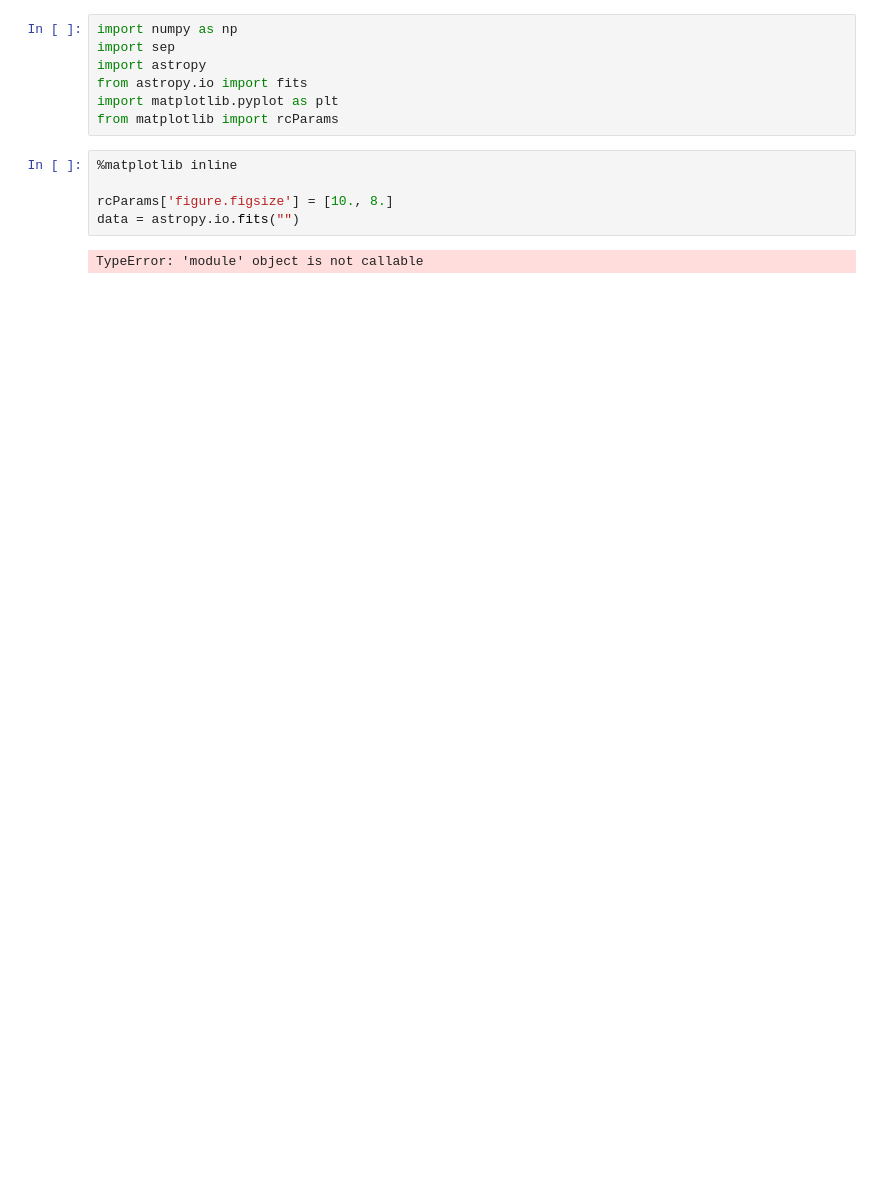
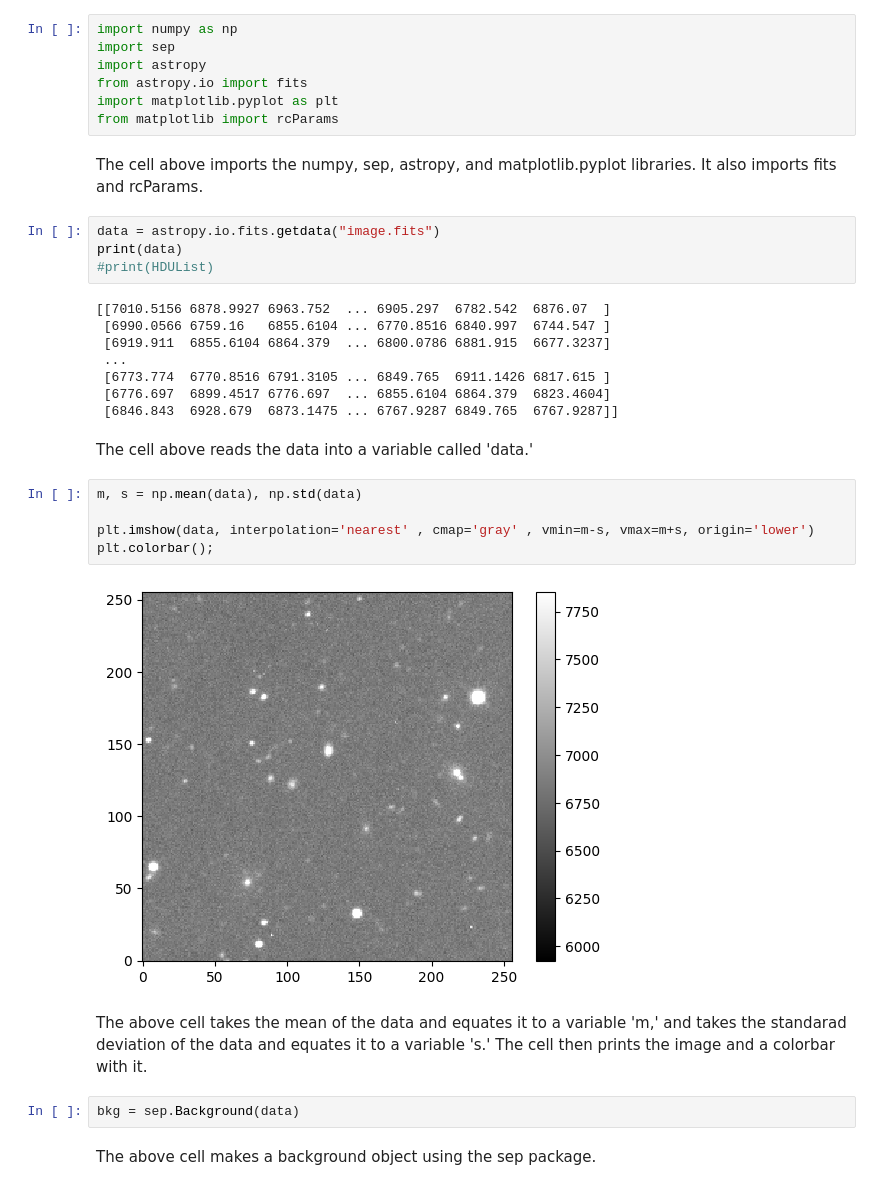
Before and after one commit to kingkap4/ASTR-19-solo-project, a Jupyter notebook: ASTR-19 FINAL PROJECT 1 (Tutorial).ipynb, the cells around one changed output. Drawn from its saved outputs; the diff is of its cells as text; blank space fills up the shorter version.

```diff
--- a/ASTR-19 FINAL PROJECT 1 (Tutorial).ipynb
+++ b/ASTR-19 FINAL PROJECT 1 (Tutorial).ipynb
@@ -5,10 +5,32 @@ import astropy
 from astropy.io import fits
 import matplotlib.pyplot as plt
 from matplotlib import rcParams
+# %% [markdown]
+The cell above imports the numpy, sep, astropy, and matplotlib.pyplot libraries. It also imports fits and rcParams.
 # %%
-%matplotlib inline
-
-rcParams['figure.figsize'] = [10., 8.]
-data = astropy.io.fits("")
+data = astropy.io.fits.getdata("image.fits")
+print(data)
+#print(HDUList)
 # %% [output]
-TypeError: 'module' object is not callable
+[[7010.5156 6878.9927 6963.752  ... 6905.297  6782.542  6876.07  ]
+ [6990.0566 6759.16   6855.6104 ... 6770.8516 6840.997  6744.547 ]
+ [6919.911  6855.6104 6864.379  ... 6800.0786 6881.915  6677.3237]
+ ...
+ [6773.774  6770.8516 6791.3105 ... 6849.765  6911.1426 6817.615 ]
+ [6776.697  6899.4517 6776.697  ... 6855.6104 6864.379  6823.4604]
+ [6846.843  6928.679  6873.1475 ... 6767.9287 6849.765  6767.9287]]
+# %% [markdown]
+The cell above reads the data into a variable called 'data.'
+# %%
+m, s = np.mean(data), np.std(data)
+
+plt.imshow(data, interpolation='nearest' , cmap='gray' , vmin=m-s, vmax=m+s, origin='lower')
+plt.colorbar();
+# %% [output]
+[figure, added]
+# %% [markdown]
+The above cell takes the mean of the data and equates it to a variable 'm,' and takes the standarad deviation of the data and equates it to a variable 's.' The cell then prints the image and a colorbar with it.
+# %%
+bkg = sep.Background(data)
+# %% [markdown]
+The above cell makes a background object using the sep package.
```
Also changed, not shown: parts of 12 cells of this notebook.
